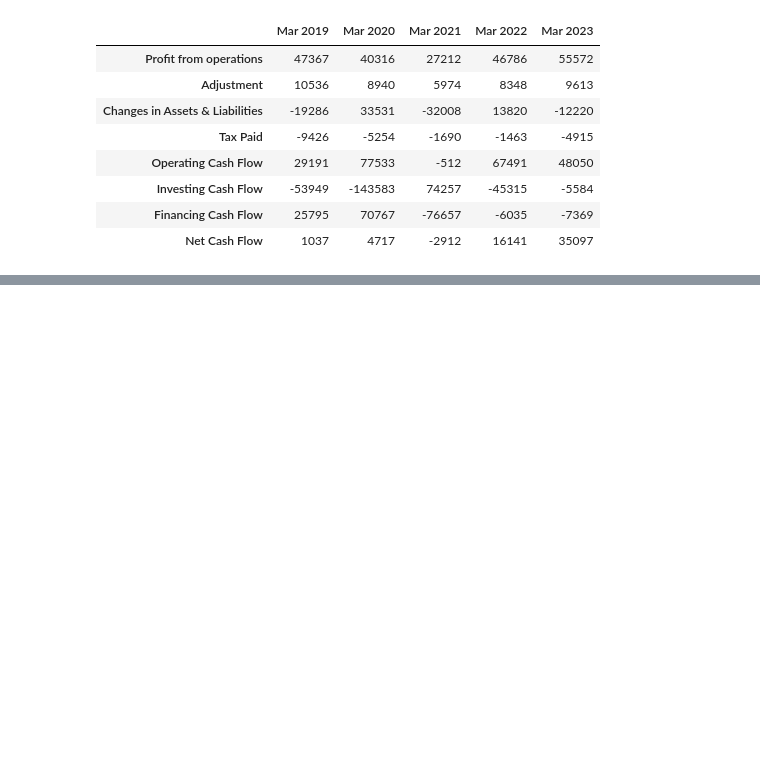
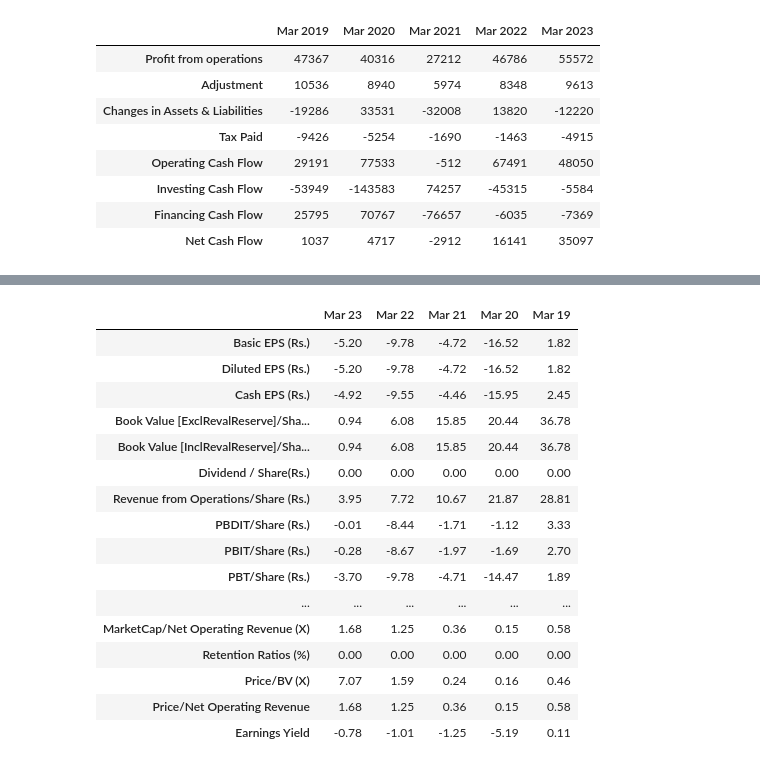
Before and after one commit to innovsm/sm_investment, a Jupyter notebook: experiment.ipynb, the cells around one changed output, grey strips where cells are left out. Saved outputs shown, nothing was run; the diff lists cells and outputs as text; code cells hidden in the pictures; blank space fills up the shorter version.

```diff
--- a/experiment.ipynb
+++ b/experiment.ipynb
@@ -598,0 +824,8 @@ cash_flows("RELIANCE")
+# %%
+test = company_fincancial_ratio("https://www.moneycontrol.com/india/stockpricequote/miscellaneous/amfebcon/F03")
+for i in test.find_all('li'):
+    temp_link = i.find("a")
+    if(temp_link != None):
+        title = temp_link.get("title")
+        if(title == "Ratios"):
+            print(temp_link.get("href"))
@@ -598,0 +980,20 @@ cash_flows("RELIANCE")
+# %%
+final_ratio("https://www.moneycontrol.com/india/stockpricequote/powertransmissionequipment/a2zinfraengineering/AME02")
+# %% [output]
+|  | Mar 23 | Mar 22 | Mar 21 | Mar 20 | Mar 19 |
+| Basic EPS (Rs.) | -5.20 | -9.78 | -4.72 | -16.52 | 1.82 |
+| Diluted EPS (Rs.) | -5.20 | -9.78 | -4.72 | -16.52 | 1.82 |
+| Cash EPS (Rs.) | -4.92 | -9.55 | -4.46 | -15.95 | 2.45 |
+| Book Value [ExclRevalReserve]/Sha... | 0.94 | 6.08 | 15.85 | 20.44 | 36.78 |
+| Book Value [InclRevalReserve]/Sha... | 0.94 | 6.08 | 15.85 | 20.44 | 36.78 |
+| Dividend / Share(Rs.) | 0.00 | 0.00 | 0.00 | 0.00 | 0.00 |
+| Revenue from Operations/Share (Rs.) | 3.95 | 7.72 | 10.67 | 21.87 | 28.81 |
+| PBDIT/Share (Rs.) | -0.01 | -8.44 | -1.71 | -1.12 | 3.33 |
+| PBIT/Share (Rs.) | -0.28 | -8.67 | -1.97 | -1.69 | 2.70 |
+| PBT/Share (Rs.) | -3.70 | -9.78 | -4.71 | -14.47 | 1.89 |
+| ... | ... | ... | ... | ... | ... |
+| MarketCap/Net Operating Revenue (X) | 1.68 | 1.25 | 0.36 | 0.15 | 0.58 |
+| Retention Ratios (%) | 0.00 | 0.00 | 0.00 | 0.00 | 0.00 |
+| Price/BV (X) | 7.07 | 1.59 | 0.24 | 0.16 | 0.46 |
+| Price/Net Operating Revenue | 1.68 | 1.25 | 0.36 | 0.15 | 0.58 |
+| Earnings Yield | -0.78 | -1.01 | -1.25 | -5.19 | 0.11 |
```
Also changed, not shown: parts of 30 cells of this notebook, 5 other files.
